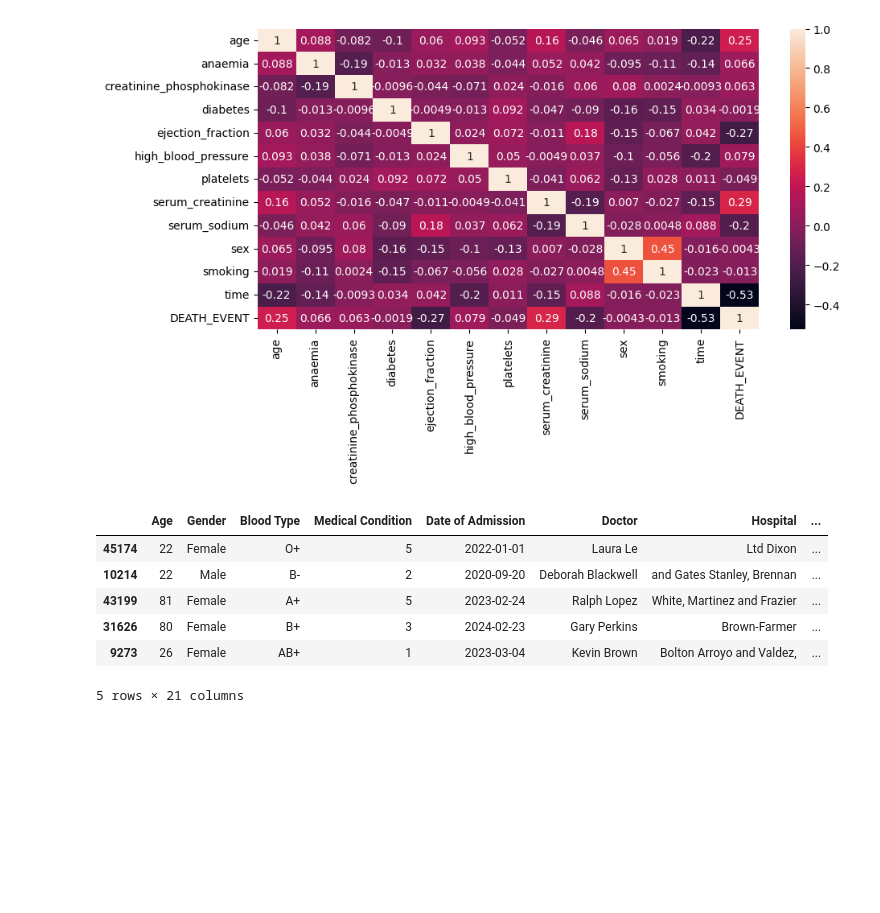
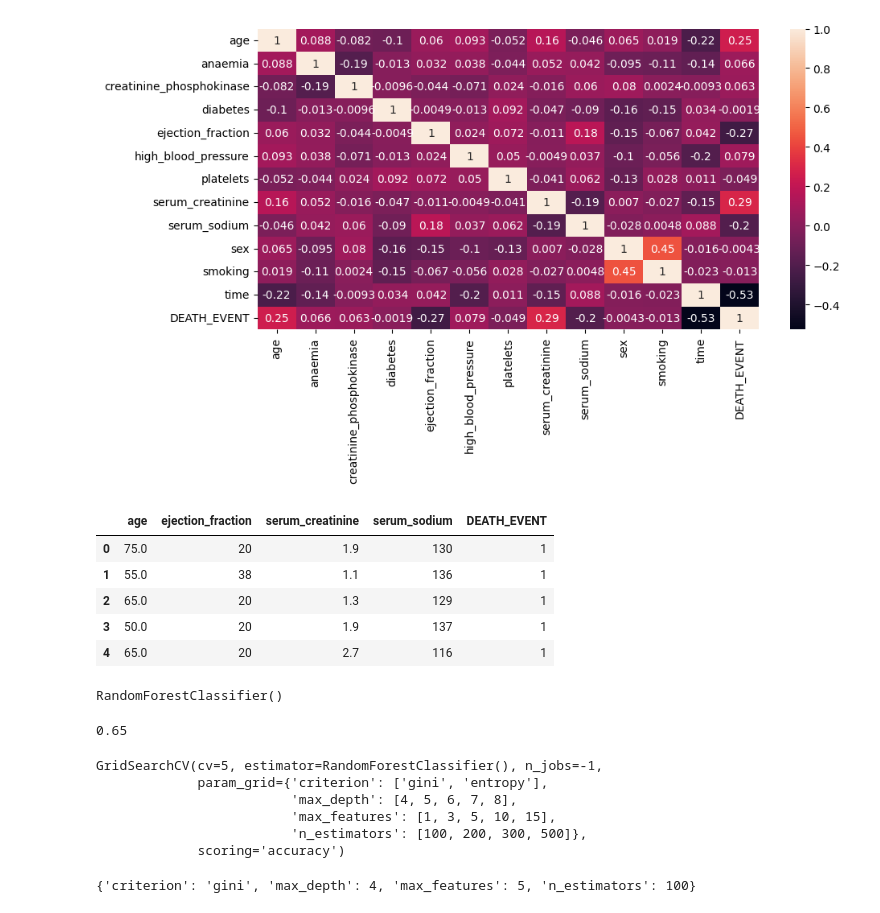
Before and after one commit to Lsiniestro/healthcare-flask, a Jupyter notebook: src/explore.ipynb, the cells around one changed output. Saved outputs shown, nothing was run; the diff lists cells and outputs as text; code cells hidden in the pictures; blank space fills up the shorter version.

Commit message:
modelo entrenado

```diff
--- a/src/explore.ipynb
+++ b/src/explore.ipynb
@@ -121,19 +138,67 @@ plt.tight_layout()
 plt.show()
 # %% [output]
 [figure]
+# %%
+#Elimino las menos relevantes
+
+df.drop(['anaemia', 'diabetes','creatinine_phosphokinase', 'high_blood_pressure','platelets','sex','smoking','time'], axis = 1, inplace = True)
+# %%
+df.head()
+# %% [output]
+|  | age | ejection_fraction | serum_creatinine | serum_sodium | DEATH_EVENT |
+| 0 | 75.0 | 20 | 1.9 | 130 | 1 |
+| 1 | 55.0 | 38 | 1.1 | 136 | 1 |
+| 2 | 65.0 | 20 | 1.3 | 129 | 1 |
+| 3 | 50.0 | 20 | 1.9 | 137 | 1 |
+| 4 | 65.0 | 20 | 2.7 | 116 | 1 |
 # %%
+#Separo el conjunto de datos en train y test
+
 from sklearn.model_selection import train_test_split
 
-X = df
+X = df.drop('DEATH_EVENT', axis = 1)
+y = df['DEATH_EVENT']
 
-X_train, X_test = train_test_split(X, test_size = 0.2, random_state = 42)
-
-X_train.head()
+X_train, X_test, y_train, y_test = train_test_split(X, y, test_size = 0.2, random_state = 42)
-# %% [output]
-|  | Age | Gender | Blood Type | Medical Condition | Date of Admission | Doctor | Hospital | ... |
-| 45174 | 22 | Female | O+ | 5 | 2022-01-01 | Laura Le | Ltd Dixon | ... |
-| 10214 | 22 | Male | B- | 2 | 2020-09-20 | Deborah Blackwell | and Gates Stanley, Brennan | ... |
-| 43199 | 81 | Female | A+ | 5 | 2023-02-24 | Ralph Lopez | White, Martinez and Frazier | ... |
-| 31626 | 80 | Female | B+ | 3 | 2024-02-23 | Gary Perkins | Brown-Farmer | ... |
-| 9273 | 26 | Female | AB+ | 1 | 2023-03-04 | Kevin Brown | Bolton Arroyo and Valdez, | ... |
-5 rows × 21 columns
+# %%
+from sklearn.ensemble import RandomForestClassifier
+
+model=RandomForestClassifier()
+model.fit(X_train,y_train)
+# %% [output]
+RandomForestClassifier()
+# %%
+from sklearn.metrics import accuracy_score
+
+y_pred=model.predict(X_test)
+
+accuracy_score(y_test,y_pred)
+# %% [output]
+0.65
+# %%
+#Hago un grid search para buscar los mejores hiperparametros
+
+from sklearn.model_selection import GridSearchCV
+param_grid = {
+    'n_estimators': [100,200,300, 500],
+    'max_features': [1,3,5,10,15],
+    'max_depth' : [4,5,6,7,8],
+    'criterion' :['gini', 'entropy']
+}
+model_opt = GridSearchCV(estimator=model,
+                          param_grid=param_grid,
+                          scoring='accuracy',
+                          n_jobs=-1,
+                            cv= 5)
+model_opt.fit(X_train, y_train)
+# %% [output]
+GridSearchCV(cv=5, estimator=RandomForestClassifier(), n_jobs=-1,
+             param_grid={'criterion': ['gini', 'entropy'],
+                         'max_depth': [4, 5, 6, 7, 8],
+                         'max_features': [1, 3, 5, 10, 15],
+                         'n_estimators': [100, 200, 300, 500]},
+             scoring='accuracy')
+# %%
+model_opt.best_params_
+# %% [output]
+{'criterion': 'gini', 'max_depth': 4, 'max_features': 5, 'n_estimators': 100}
```
Also changed, not shown: parts of 16 cells of this notebook, 2 other files.
